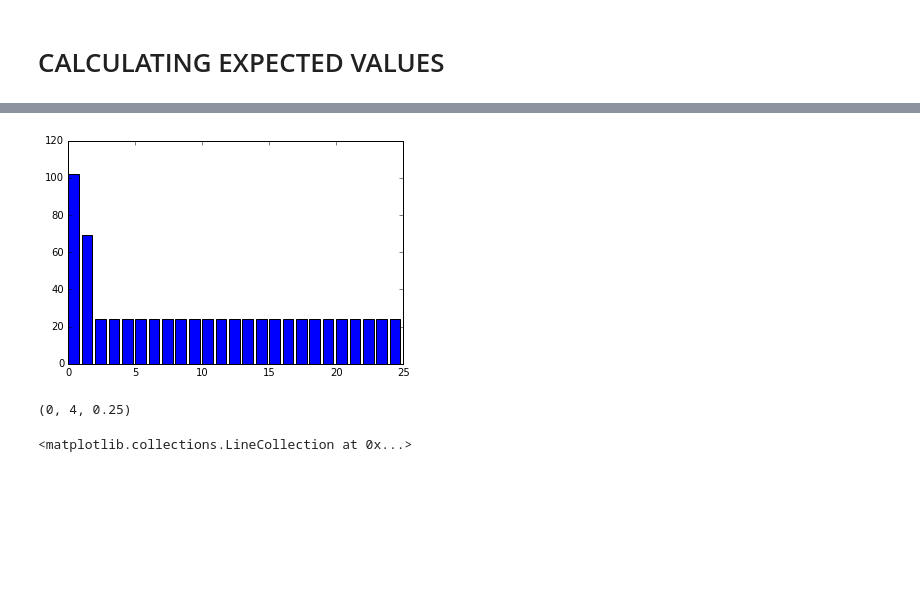
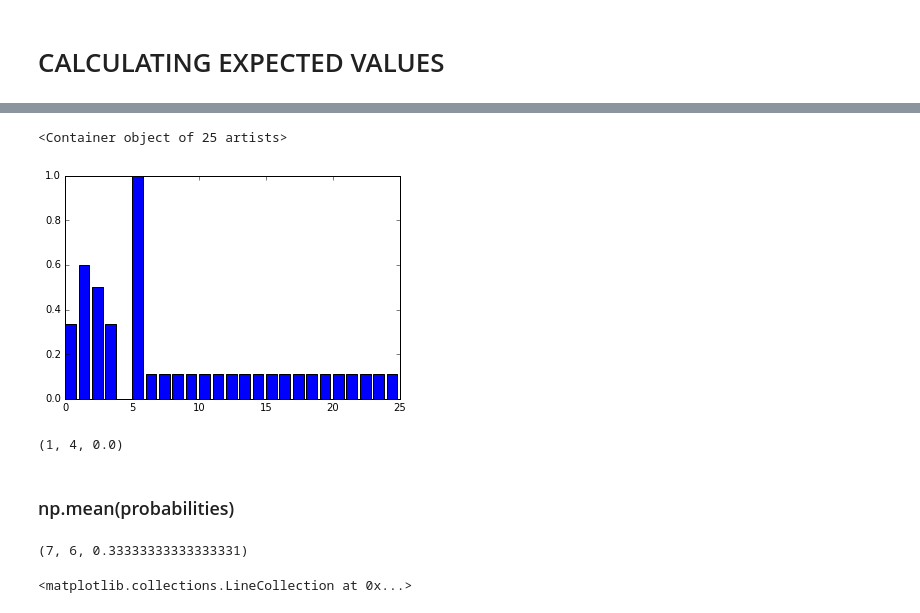
Before and after one commit to clusterzx/blackdesert, a Jupyter notebook: enchanting.ipynb, the cells around one changed output, grey strips where cells are left out. Saved outputs shown, nothing was run; the diff lists cells and outputs as text; code cells hidden in the pictures; blank space fills up the shorter version.

```diff
--- a/enchanting.ipynb
+++ b/enchanting.ipynb
@@ -44,9 +44,12 @@ def ratios(item, item_level, enchanting_level, luck):
 def ratios_ignore_luck(item, item_level, enchanting_level):
     fail = enchanting[fails][i(item)][il(item_level)][el(enchanting_level)]['result'].count()
     win = enchanting[wins][i(item)][il(item_level)][el(enchanting_level)]['result'].count()
-    if win+fail > 5:
+    if win+fail > 1:
         return item_level, (win+fail), win*1.0/(win+fail)
-    elif enchanting_level > 1:
-        return ratios_ignore_luck(item, item_level,enchanting_level-1)
+    elif item_level == 0 and enchanting_level == 0:
+        print('Warning'),
+        return item_level, (win+fail), .1125
+    elif item_level == 0:
+        return ratios_ignore_luck(item, item_level, enchanting_level-1)
     else:
-        return ratios_ignore_luck(item, item_level-1,enchanting_level)
+        return ratios_ignore_luck(item, item_level-1, enchanting_level)
@@ -98,3 +109,3 @@ plot(range(1,tries+1),[ expected_value_acessorio_r1(x,8) for x in range(1,tries+
 # %%
-bar(range(0,25),[ratios_ignore_luck('accessory',0,x)[1] for x in range(0,25)])
+bar(range(0,25),[ratios_ignore_luck('armor',6,x)[2] for x in range(0,25)])
 # %% [output]
@@ -102,8 +113,15 @@ bar(range(0,25),[ratios_ignore_luck('accessory',0,x)[1] for x in range(0,25)])
+<Container object of 25 artists>
-[figure, old version]
+[figure, new version]
 # %%
-ratios_ignore_luck('accessory',0,5)
+ratios_ignore_luck('accessory',1,4)
 # %% [output]
-(0, 4, 0.25)
+(1, 4, 0.0)
+# %% [markdown]
+### np.mean(probabilities)
+# %%
+ratios_ignore_luck('armor',7,1)
+# %% [output]
+(7, 6, 0.33333333333333331)
 # %%
 rv = binom(10, .2)
 
```
Also changed, not shown: parts of 6 cells of this notebook, 5 other files.
